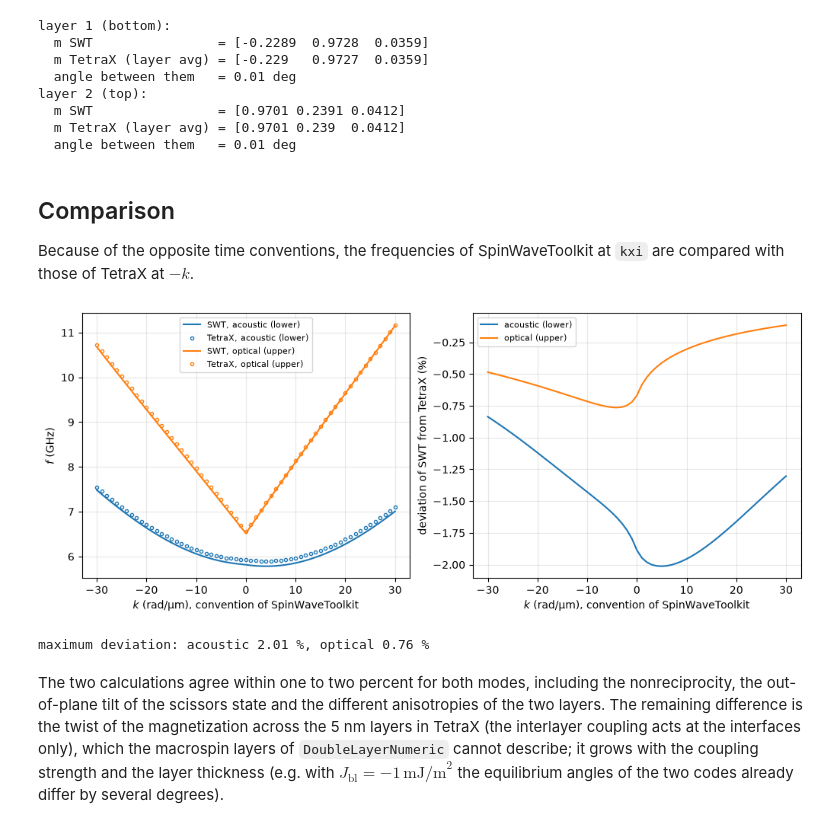
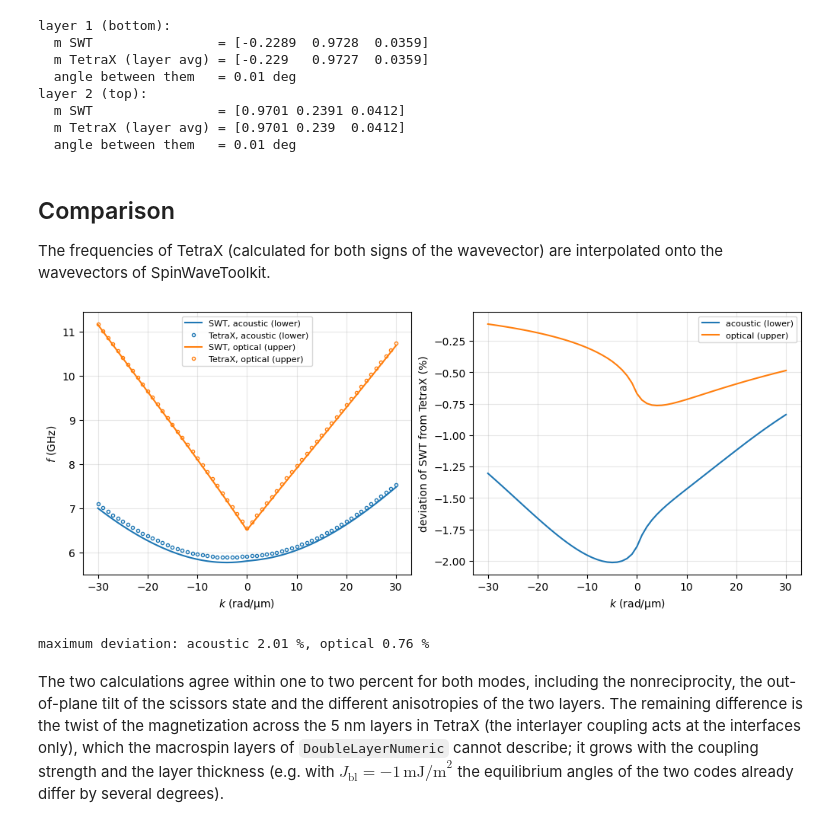
Before and after one commit to CEITECmagnonics/SpinWaveToolkit, a Jupyter notebook: docs/source/_example_nbs/SAF_dispersion_vs_TetraX.ipynb, the cells around one changed output. Saved outputs shown, nothing was run; the diff lists cells and outputs as text; code cells hidden in the pictures.

```diff
--- a/docs/source/_example_nbs/SAF_dispersion_vs_TetraX.ipynb
+++ b/docs/source/_example_nbs/SAF_dispersion_vs_TetraX.ipynb
@@ -139,30 +139,30 @@ layer 2 (top):
 # %% [markdown]
 ## Comparison
 
-Because of the opposite time conventions, the frequencies of SpinWaveToolkit at `kxi` are compared with those of TetraX at $-k$.
+The frequencies of TetraX (calculated for both signs of the wavevector) are interpolated onto the wavevectors of SpinWaveToolkit.
 # %%
-f_tx_cmp = np.array([np.interp(-k, k_tx, f) for f in f_tx])  # TetraX at -k
+f_tx_cmp = np.array([np.interp(k, k_tx, f) for f in f_tx])  # TetraX on k
 dev = 100*(f_swt/f_tx_cmp - 1)  # (%) deviation of SWT from TetraX
 
 fig, axs = plt.subplots(1, 2, figsize=(10, 4), constrained_layout=True)
 for i, name in enumerate(("acoustic (lower)", "optical (upper)")):
     axs[0].plot(k*1e-6, f_swt[i], "-", color=f"C{i}", label=f"SWT, {name}")
-    axs[0].plot(-k_tx*1e-6, f_tx[i], "o", color=f"C{i}", ms=3, mfc="none",
+    axs[0].plot(k_tx*1e-6, f_tx[i], "o", color=f"C{i}", ms=3, mfc="none",
                 label=f"TetraX, {name}")
     axs[1].plot(k*1e-6, dev[i], "-", color=f"C{i}", label=name)
-axs[0].set_xlabel("$k$ (rad/µm), convention of SpinWaveToolkit")
+axs[0].set_xlabel("$k$ (rad/µm)")
 axs[0].set_ylabel("$f$ (GHz)")
 axs[0].legend(fontsize=8)
-axs[1].set_xlabel("$k$ (rad/µm), convention of SpinWaveToolkit")
+axs[1].set_xlabel("$k$ (rad/µm)")
 axs[1].set_ylabel("deviation of SWT from TetraX (%)")
 axs[1].legend(fontsize=8)
 for ax in axs:
     ax.grid(alpha=0.3)
 plt.show()
 print("maximum deviation: acoustic %.2f %%, optical %.2f %%"
       % tuple(np.abs(dev).max(axis=1)))
 # %% [output]
-[figure, old version]
+[figure, new version]
 maximum deviation: acoustic 2.01 %, optical 0.76 %
 # %% [markdown]
 The two calculations agree within one to two percent for both modes, including the nonreciprocity, the out-of-plane tilt of the scissors state and the different anisotropies of the two layers.  The remaining difference is the twist of the magnetization across the 5 nm layers in TetraX (the interlayer coupling acts at the interfaces only), which the macrospin layers of `DoubleLayerNumeric` cannot describe; it grows with the coupling strength and the layer thickness (e.g. with $J_{\mathrm{bl}} = -1\,\text{mJ/m}^2$ the equilibrium angles of the two codes already differ by several degrees).
```
Also changed, not shown: parts of 1 cell of this notebook, 7 other files.
